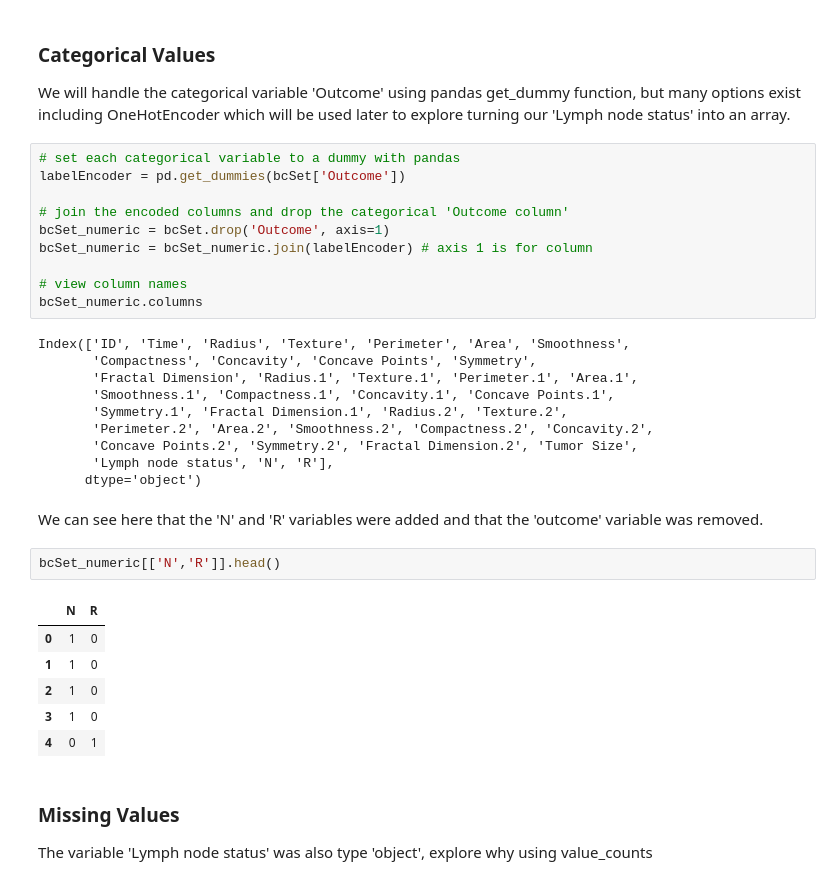
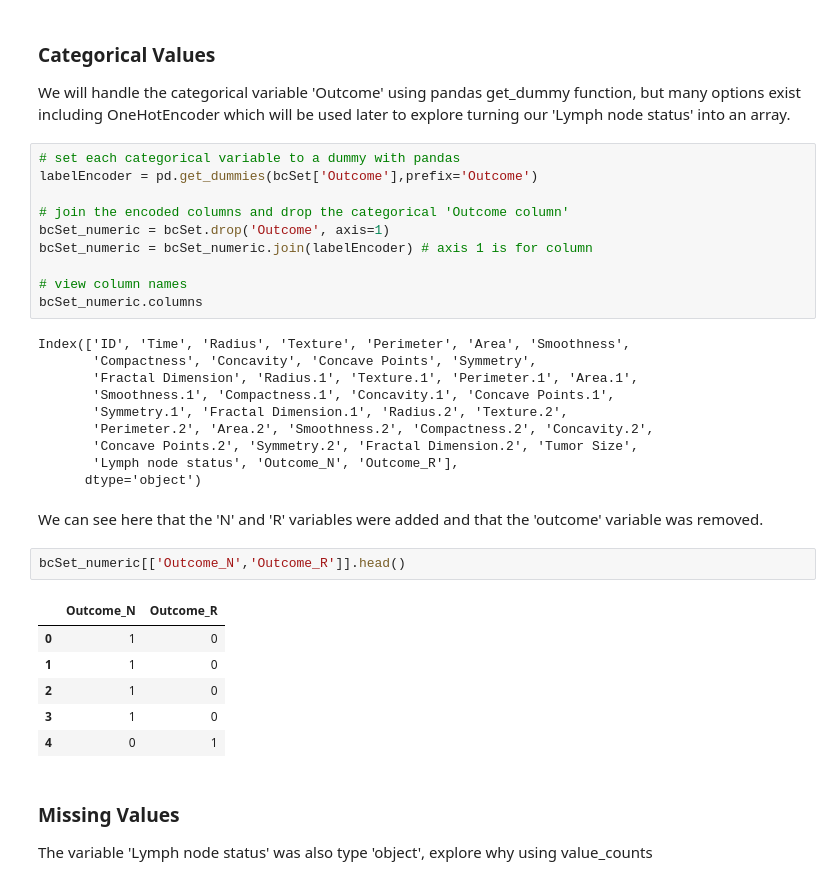
Before and after one commit to tifabi/100DaysOfMLCode, a Jupyter notebook: ML_Algorithms/Pipelines/Pipeline_Example.ipynb, the cells around one changed output. Cells and saved outputs as stored; diff of their text form.

```diff
--- a/ML_Algorithms/Pipelines/Pipeline_Example.ipynb
+++ b/ML_Algorithms/Pipelines/Pipeline_Example.ipynb
@@ -112,7 +116,7 @@ Note that the second and last column are type "object", these columns must have
 We will handle the categorical variable 'Outcome' using pandas get_dummy function, but many options exist including OneHotEncoder which will be used later to explore turning our 'Lymph node status' into an array.
 # %%
 # set each categorical variable to a dummy with pandas
-labelEncoder = pd.get_dummies(bcSet['Outcome'])
+labelEncoder = pd.get_dummies(bcSet['Outcome'],prefix='Outcome')
 
 # join the encoded columns and drop the categorical 'Outcome column'
 bcSet_numeric = bcSet.drop('Outcome', axis=1)
@@ -128,14 +132,14 @@ Index(['ID', 'Time', 'Radius', 'Texture', 'Perimeter', 'Area', 'Smoothness',
        'Symmetry.1', 'Fractal Dimension.1', 'Radius.2', 'Texture.2',
        'Perimeter.2', 'Area.2', 'Smoothness.2', 'Compactness.2', 'Concavity.2',
        'Concave Points.2', 'Symmetry.2', 'Fractal Dimension.2', 'Tumor Size',
-       'Lymph node status', 'N', 'R'],
+       'Lymph node status', 'Outcome_N', 'Outcome_R'],
       dtype='object')
 # %% [markdown]
 We can see here that the 'N' and 'R' variables were added and that the 'outcome' variable was removed.
 # %%
-bcSet_numeric[['N','R']].head()
+bcSet_numeric[['Outcome_N','Outcome_R']].head()
 # %% [output]
-|  | N | R |
+|  | Outcome_N | Outcome_R |
 | 0 | 1 | 0 |
 | 1 | 1 | 0 |
 | 2 | 1 | 0 |
```
Also changed, not shown: parts of 17 cells of this notebook.
